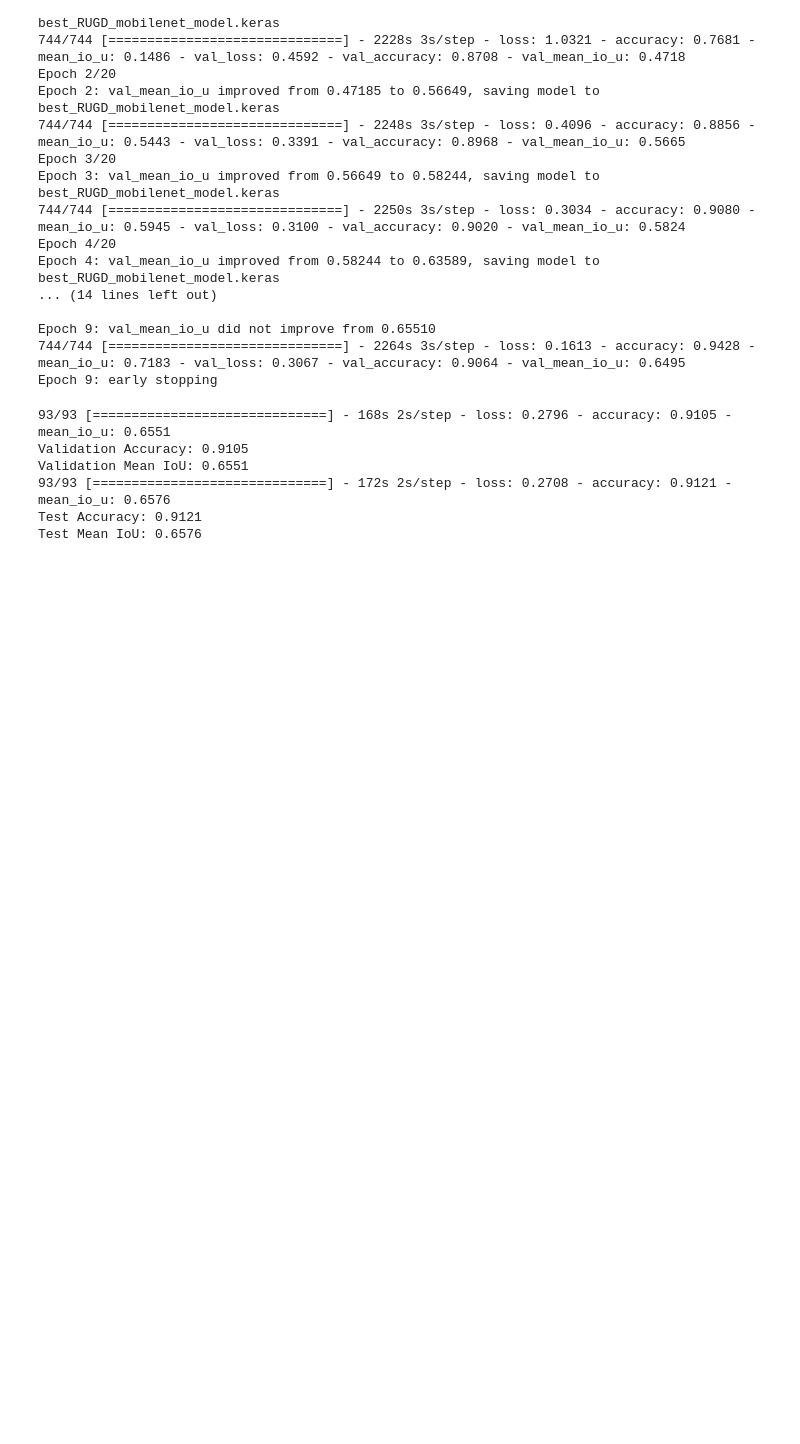
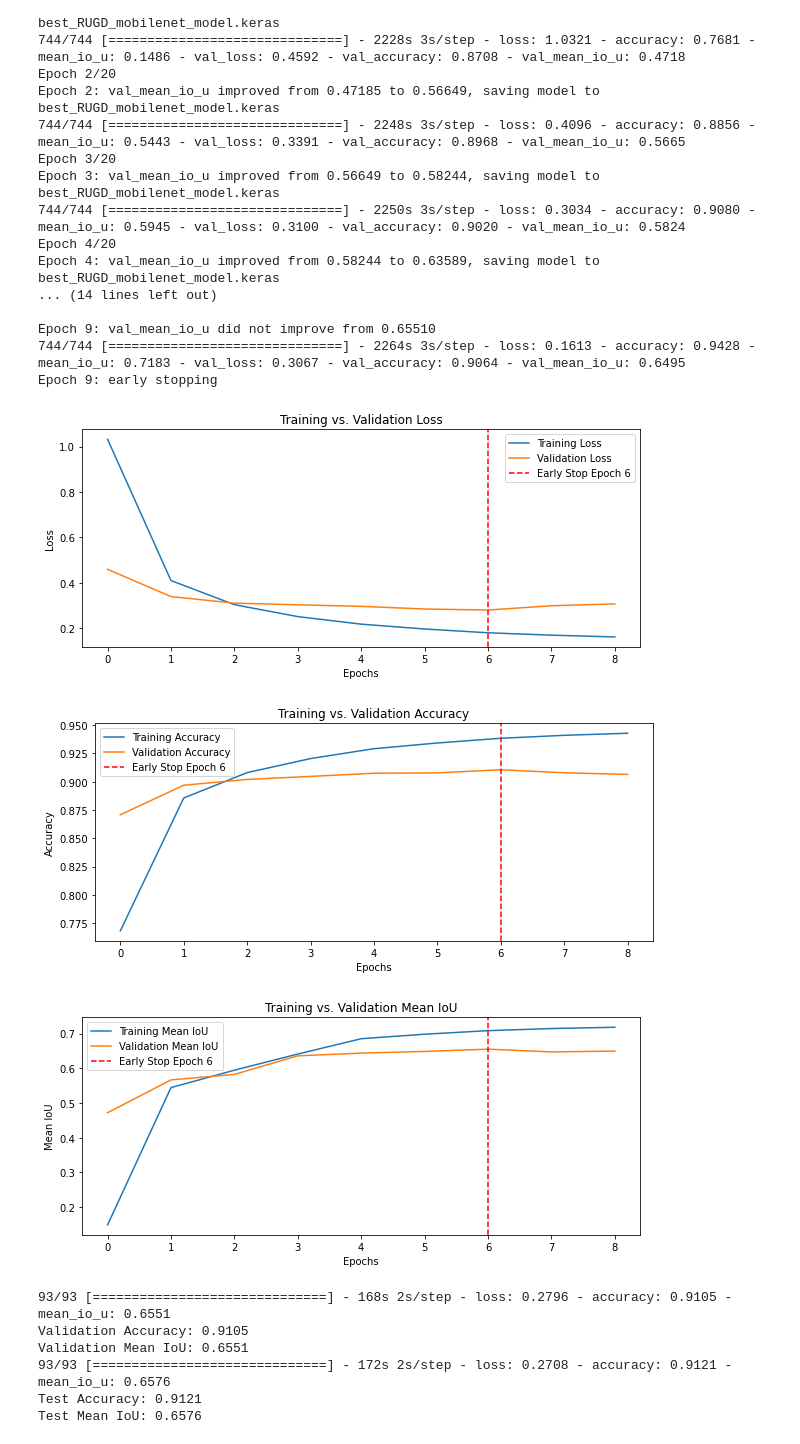
Before and after one commit to Terrain-Segmentation-Project/Terrain-Segmentation-Project, a Jupyter notebook: Unet_RUGD_MobileNet.ipynb, the cells around one changed output. Saved outputs shown, nothing was run; the diff lists cells and outputs as text; code cells hidden in the pictures; blank space fills up the shorter version.

Commit message:
Add training plots Unet_RUGD_MobileNet.ipynb

```diff
--- a/Unet_RUGD_MobileNet.ipynb
+++ b/Unet_RUGD_MobileNet.ipynb
@@ -266,6 +266,52 @@ Epoch 4: val_mean_io_u improved from 0.58244 to 0.63589, saving model to best_RU
 Epoch 9: val_mean_io_u did not improve from 0.65510
 744/744 [==============================] - 2264s 3s/step - loss: 0.1613 - accuracy: 0.9428 - mean_io_u: 0.7183 - val_loss: 0.3067 - val_accuracy: 0.9064 - val_mean_io_u: 0.6495
 Epoch 9: early stopping
+# %%
+# Plot training vs validation loss, accuracy and mean IOU
+
+# Extract training history
+epochs = range(len(history.history["loss"]))
+
+# Identify the epoch where early stopping occurred
+best_epoch = np.argmin(history.history["val_loss"])  # Epoch with lowest validation loss
+
+
+# Loss Plot
+plt.figure(figsize=(10, 4))
+plt.plot(epochs, history.history["loss"], label="Training Loss")
+plt.plot(epochs, history.history["val_loss"], label="Validation Loss")
+plt.axvline(x=best_epoch, color='r', linestyle='--', label=f"Early Stop Epoch {best_epoch}")
+plt.xlabel("Epochs")
+plt.ylabel("Loss")
+plt.title("Training vs. Validation Loss")
+plt.legend()
+plt.show()
+
+# Accuracy Plot
+plt.figure(figsize=(10, 4))
+plt.plot(epochs, history.history["accuracy"], label="Training Accuracy")
+plt.plot(epochs, history.history["val_accuracy"], label="Validation Accuracy")
+plt.axvline(x=best_epoch, color='r', linestyle='--', label=f"Early Stop Epoch {best_epoch}")
+plt.xlabel("Epochs")
+plt.ylabel("Accuracy")
+plt.title("Training vs. Validation Accuracy")
+plt.legend()
+plt.show()
+
+# Mean IoU Plot
+plt.figure(figsize=(10, 4))
+plt.plot(epochs, history.history["mean_io_u"], label="Training Mean IoU")
+plt.plot(epochs, history.history["val_mean_io_u"], label="Validation Mean IoU")
+plt.axvline(x=best_epoch, color='r', linestyle='--', label=f"Early Stop Epoch {best_epoch}")
+plt.xlabel("Epochs")
+plt.ylabel("Mean IoU")
+plt.title("Training vs. Validation Mean IoU")
+plt.legend()
+plt.show()
+# %% [output]
+[figure, added]
+[figure, added]
+[figure, added]
 # %%
 from tensorflow.keras.models import load_model
 
```
Also changed, not shown: parts of 2 cells of this notebook.
